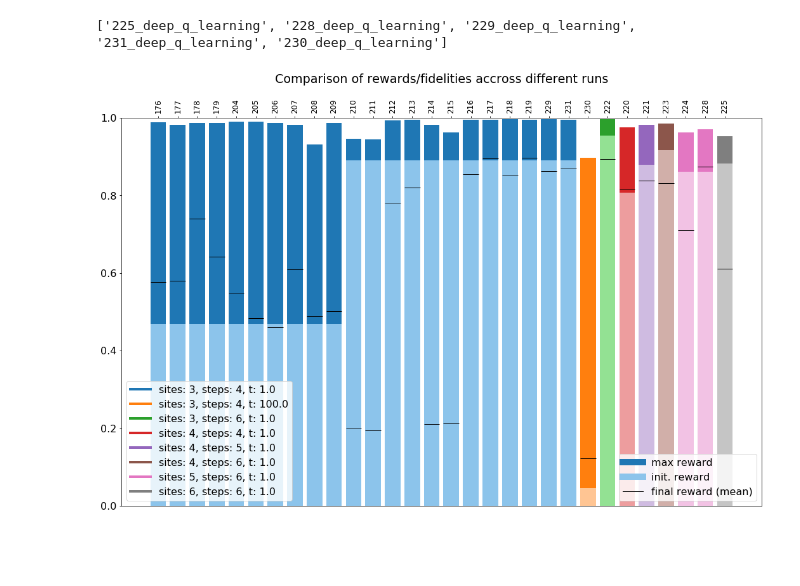
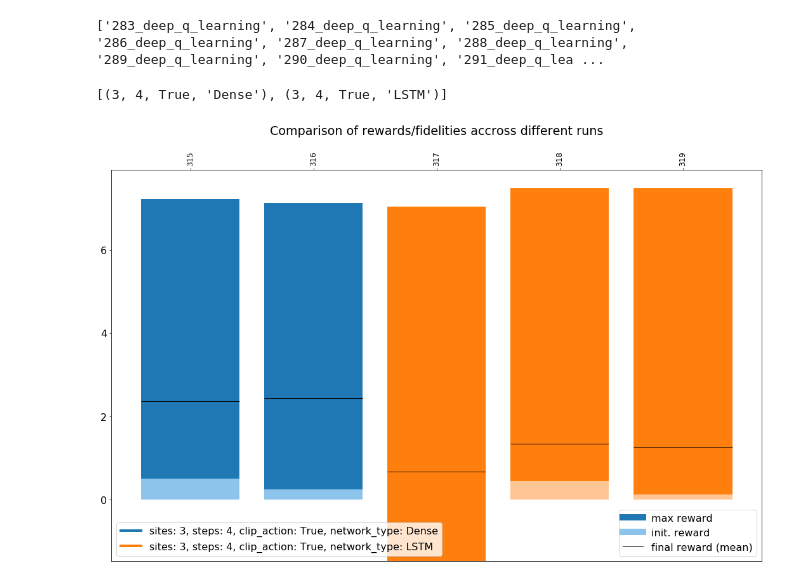
Before and after one commit to adrienbolens/reinforcement-learning-and-quantum-simulations, a Jupyter notebook: results/view_results.ipynb, the cells around one changed output. Cells and saved outputs as stored; diff of their text form; code cells hidden in the pictures; blank space fills up the shorter version.

Commit message:
add LSTM

```diff
--- a/results/view_results.ipynb
+++ b/results/view_results.ipynb
@@ -13,22 +15,26 @@ reload(plots);
 # %%
 output = Path('/data3/bolensadrien/output')
 database = read_database(only_processed=True)
-print([entry['name'] for entry in database[-5:]])
+index_to_path = {int(re.search(r'^\d*', entry['name']).group()): output / entry['name'] for entry in database}
+print([entry['name'] for entry in database[-30:]])
 # %% [output]
-['225_deep_q_learning', '228_deep_q_learning', '229_deep_q_learning', '231_deep_q_learning', '230_deep_q_learning']
+['283_deep_q_learning', '284_deep_q_learning', '285_deep_q_learning', '286_deep_q_learning', '287_deep_q_learning', '288_deep_q_learning', '289_deep_q_learning', '290_deep_q_learning', '291_deep_q_lea ...
 # %%
-class_def = ['n_sites', 'n_steps', 'time_segment']
+class_def = ['n_sites', 'n_steps', ('max_q_optimizer', 'clip_action'), 'network_type']
 # , ('ham_params', 'alpha')]
-param_filter = {'subclass': 'WithReplayMemory', ('ham_params', 'alpha'): 3.0}
+param_filter = {'subclass': 'WithReplayMemory', ('ham_params', 'alpha'): 3.0, 'time_segment': 1,
+               'env_type': 'EnergyMinimizer'}
+# ['DynamicalEvolution', np.nan]
 
-paths_to_data = [output / entry['name'] for entry in database[-30:]]
+paths_to_data = [output / entry['name'] for entry in database[-100:]]
 
 fig, ax = plt.subplots(figsize=(15, 10))
 
 # with plt.rc_context({'font.size': 15}):
 # with plt.rc_context({'xtick.labelsize': 5, 'axes.labelsize': 5}):
-plots.plot_comparison_of_rewards(paths_to_data, class_def, param_filter, ax=ax)
+plots.plot_comparison_of_rewards(paths_to_data, class_def, param_filter, ax=ax, with_legend=True, reward_range=None)
 ax.tick_params(axis='x', labelsize=12)
 plt.tight_layout()
 # %% [output]
+[(3, 4, True, 'Dense'), (3, 4, True, 'LSTM')]
-[figure, old version]
+[figure, new version]
```
Also changed, not shown: parts of 11 cells of this notebook, 11 other files.
